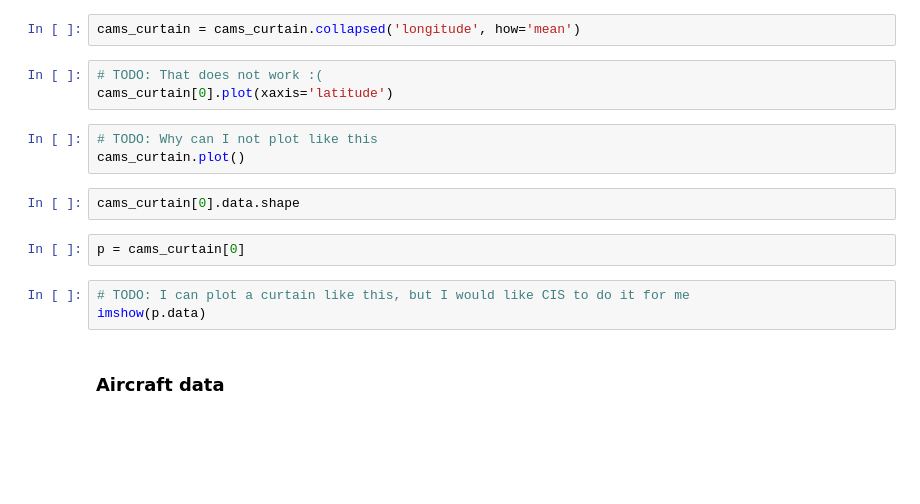
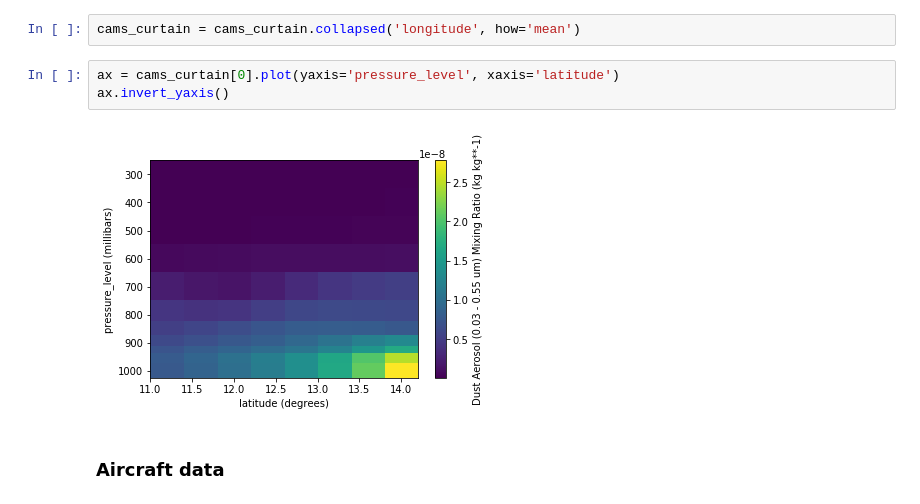
Before and after one commit to duncanwp/cis_workshops, a Jupyter notebook: MetOffice/FAAM_case_studies/cis_example_c006.ipynb, the cells around one changed output. Saved outputs shown, nothing was run; the diff lists cells and outputs as text; blank space fills up the shorter version.

```diff
--- a/MetOffice/FAAM_case_studies/cis_example_c006.ipynb
+++ b/MetOffice/FAAM_case_studies/cis_example_c006.ipynb
@@ -65,18 +89,10 @@ ax.grid()
 # %%
 cams_curtain = cams_curtain.collapsed('longitude', how='mean')
 # %%
-# TODO: That does not work :(
-cams_curtain[0].plot(xaxis='latitude')
+ax = cams_curtain[0].plot(yaxis='pressure_level', xaxis='latitude')
+ax.invert_yaxis()
+# %% [output]
+[figure, added]
-# %%
-# TODO: Why can I not plot like this
-cams_curtain.plot()
-# %%
-cams_curtain[0].data.shape
-# %%
-p = cams_curtain[0]
-# %%
-# TODO: I can plot a curtain like this, but I would like CIS to do it for me
-imshow(p.data)
 # %% [markdown]
 ### Aircraft data
 # %% [markdown]
```
Also changed, not shown: parts of 20 cells of this notebook, 1 other file.
